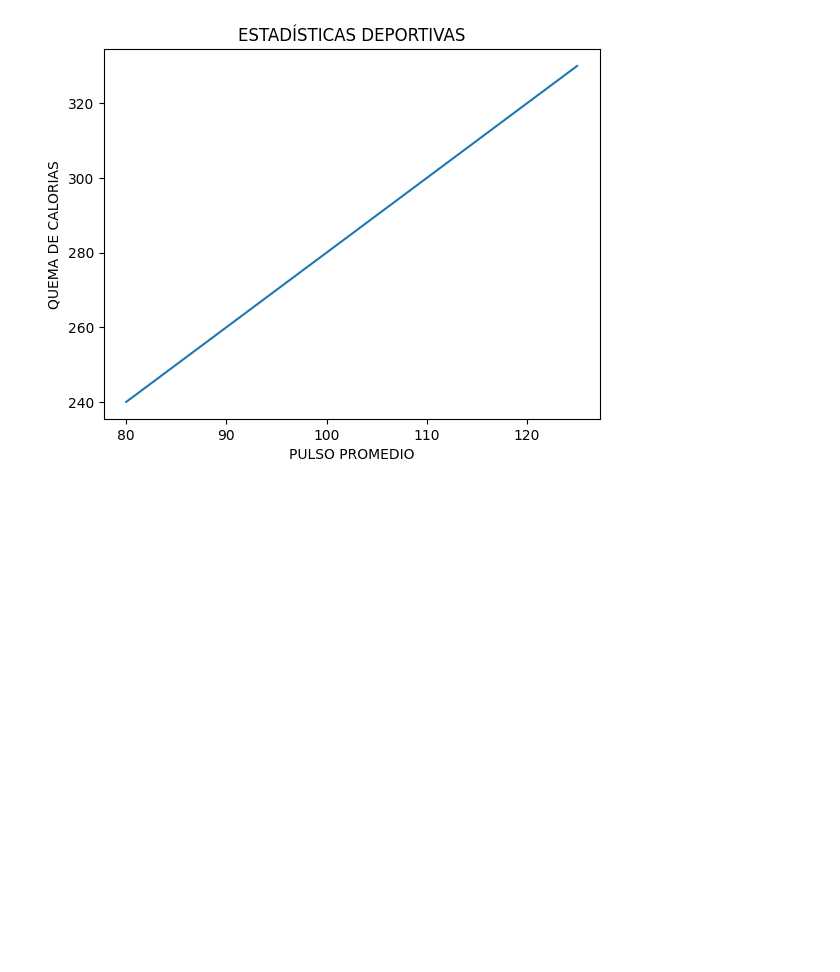
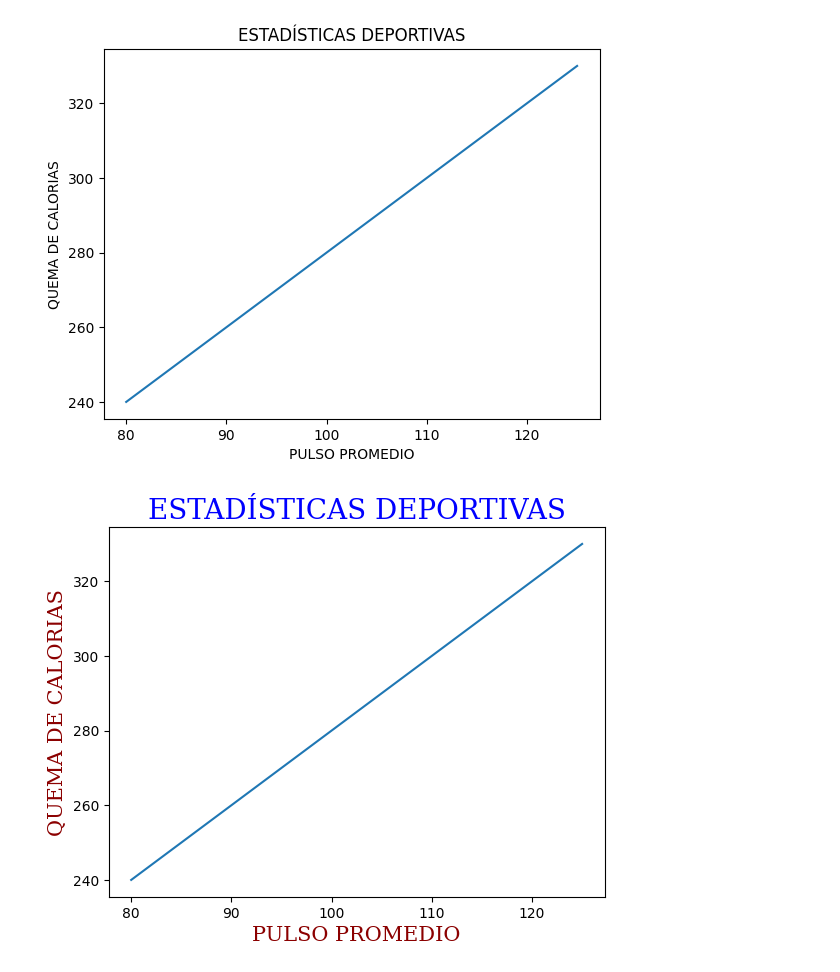
Before and after one commit to CarlosGal19/Curso-python, a Jupyter notebook: Simon/Clase 4 curso.ipynb, the cells around one changed output. Cells and saved outputs as stored; diff of their text form; code cells hidden in the pictures; blank space fills up the shorter version.

```diff
--- a/Simon/Clase 4 curso.ipynb
+++ b/Simon/Clase 4 curso.ipynb
@@ -502,0 +499,12 @@ font=()
+# %%
+plt.plot(x,y)
+
+font={"family":"serif","color":"blue","size":20}
+font1={"family":"serif","color":"darkred","size":15}
+
+plt.title("ESTADÍSTICAS DEPORTIVAS",fontdict=font)
+plt.xlabel("PULSO PROMEDIO",fontdict=font1)
+plt.ylabel("QUEMA DE CALORIAS",fontdict=font1)
+plt.show()
+# %% [output]
+[figure, added]
```
Also changed, not shown: parts of 8 cells of this notebook.
